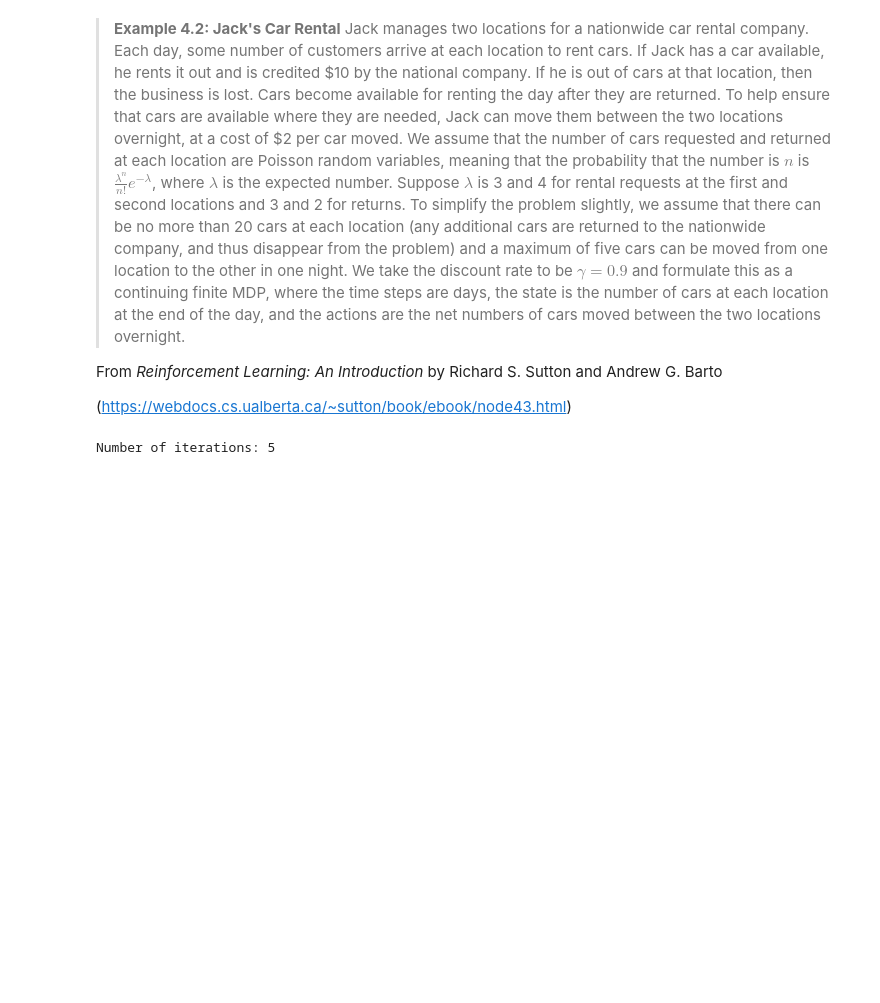
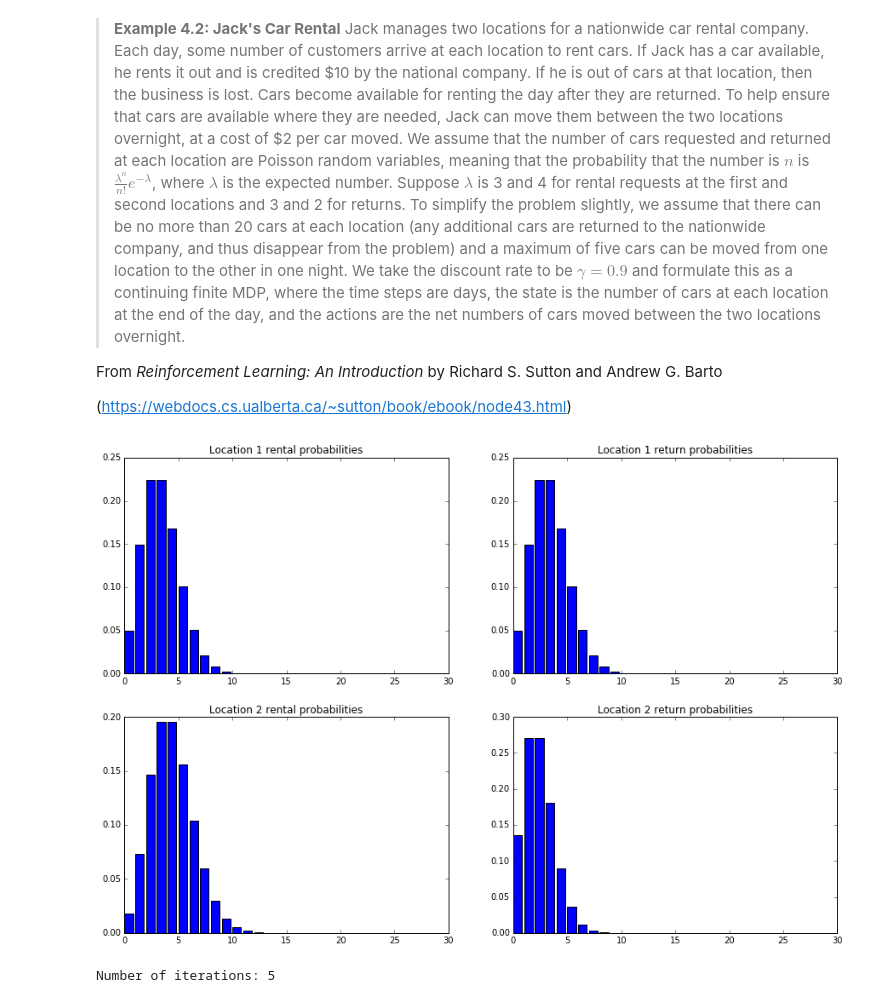
Before and after one commit to cthlo/jacks-car-rental, a Jupyter notebook: Jack's Car Rental.ipynb, the cells around one changed output. Cells and saved outputs as stored; diff of their text form; code cells hidden in the pictures; blank space fills up the shorter version.

```diff
--- a/Jack's Car Rental.ipynb
+++ b/Jack's Car Rental.ipynb
@@ -34,6 +34,23 @@ def poisson_prob(lmbda, x):
 # populate poisson
 for lmbda in [AVG_RENTAL_1, AVG_RENTAL_2, AVG_RETURN_1, AVG_RETURN_2]:
     poisson[lmbda] = [poisson_prob(lmbda, x) for x in range(k)]
+# %%
+fig = plt.figure(figsize=(15,10))
+ax = fig.add_subplot(221)
+ax.bar(range(k), poisson[AVG_RENTAL_1])
+ax.set_title('Location 1 rental probabilities')
+ax = fig.add_subplot(222)
+ax.bar(range(k), poisson[AVG_RETURN_1])
+ax.set_title('Location 1 return probabilities')
+ax = fig.add_subplot(223)
+ax.bar(range(k), poisson[AVG_RENTAL_2])
+ax.set_title('Location 2 rental probabilities')
+ax = fig.add_subplot(224)
+ax.bar(range(k), poisson[AVG_RETURN_2])
+ax.set_title('Location 2 return probabilities')
+plt.show()
+# %% [output]
+[figure, added]
 # %%
 '''
 A state is a tuple (#cars in location 1)x(#cars in location 2)
```
Also changed, not shown: parts of 2 cells of this notebook.
